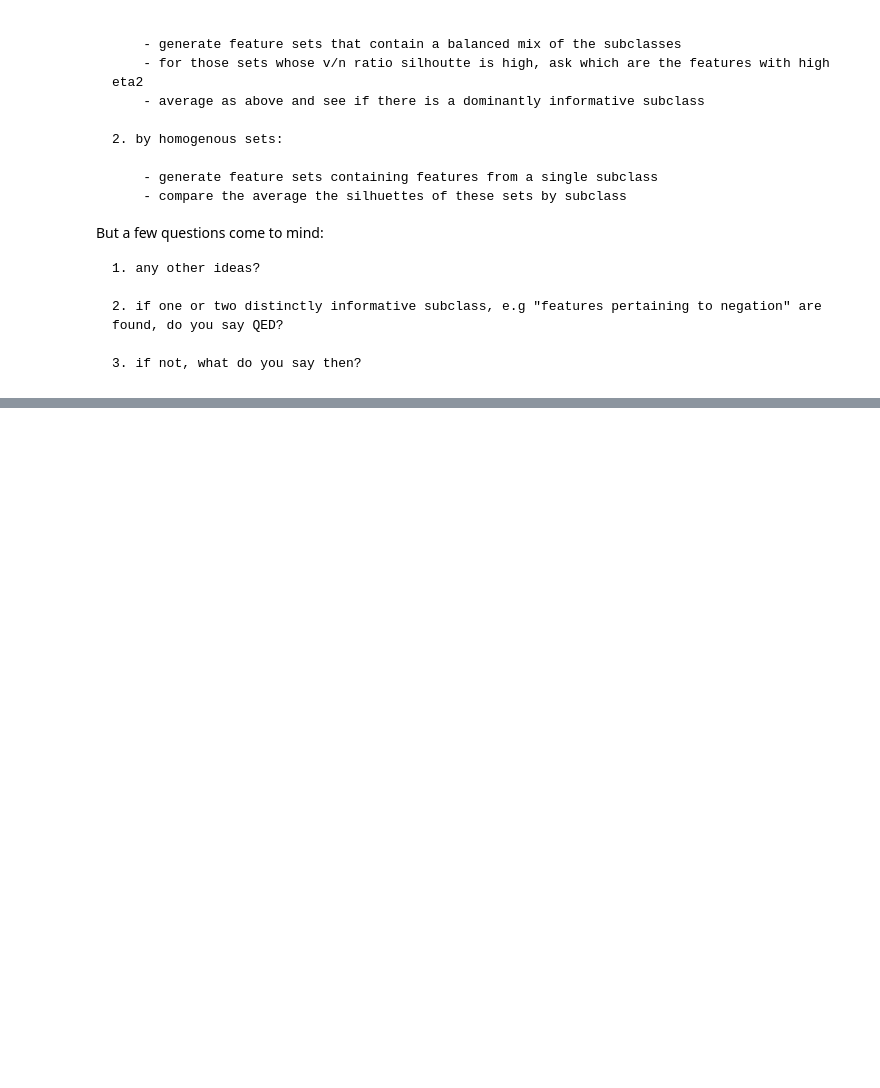
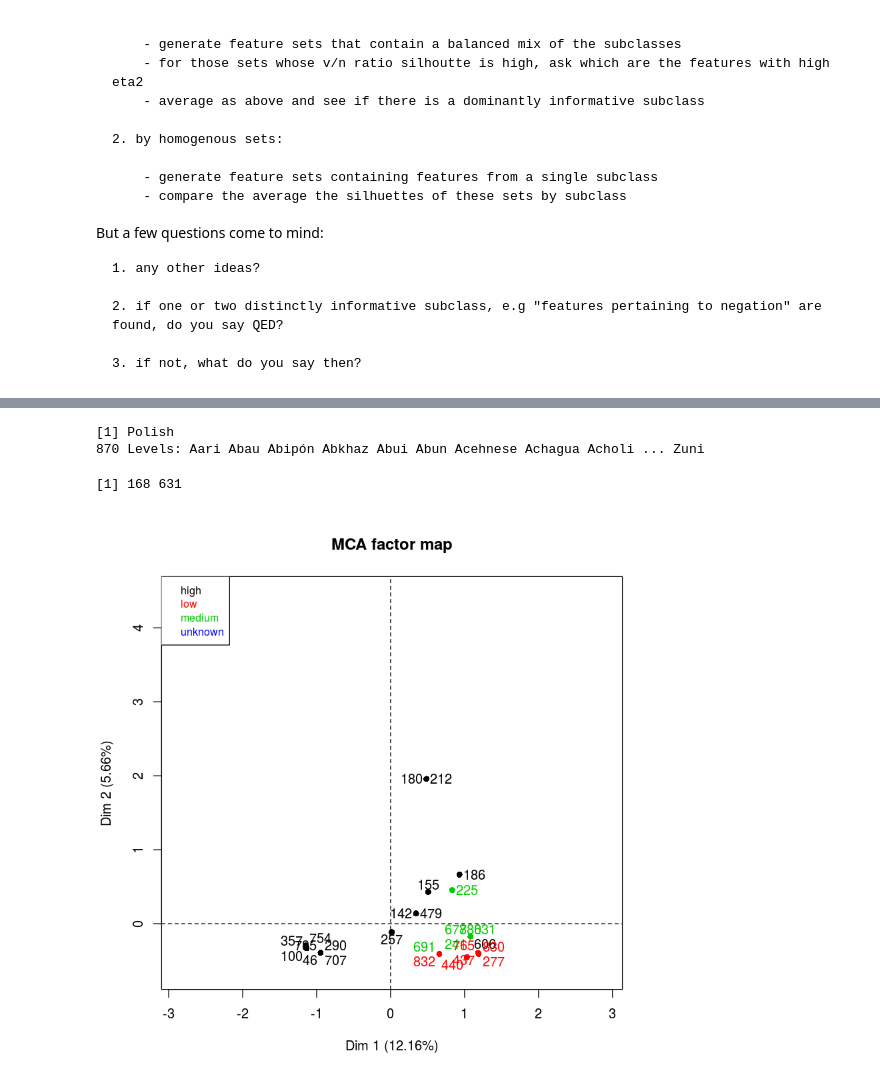
Before and after one commit to ilay32/wals-project, a Jupyter notebook: ratiomcas.ipynb, the cells around one changed output, grey strips where cells are left out. Saved outputs shown, nothing was run; the diff lists cells and outputs as text; code cells hidden in the pictures; blank space fills up the shorter version.

```diff
--- a/ratiomcas.ipynb
+++ b/ratiomcas.ipynb
@@ -321,0 +373,21 @@ But a few questions come to mind:
+# %%
+example8[631,'Name']
+# %% [output]
+[1] Polish
+870 Levels: Aari Abau Abipón Abkhaz Abui Abun Acehnese Achagua Acholi ... Zuni
+# %%
+which(example8$Name %in% c('Polish','Czech'))
+# %% [output]
+[1] 168 631
+# %%
+# sihouette: 0.16
+# quality: 3.5
+# known v/n ratio: 27
+example9 <- read.csv('chunked-feature-sets/83A-85A-86A-144A.csv')
+knownratios = which(example9$verb.noun.ratio != 'unknown')
+mca <- MCA(example9,quali.sup=1:12)
+# %%
+plot(mca,choix="ind",habillage="verb.noun.ratio",invisible=c("var","quali.sup"),
+     select=knownratios,unselect=1)
+# %% [output]
+[figure, added]
```
Also changed, not shown: parts of 13 cells of this notebook.
